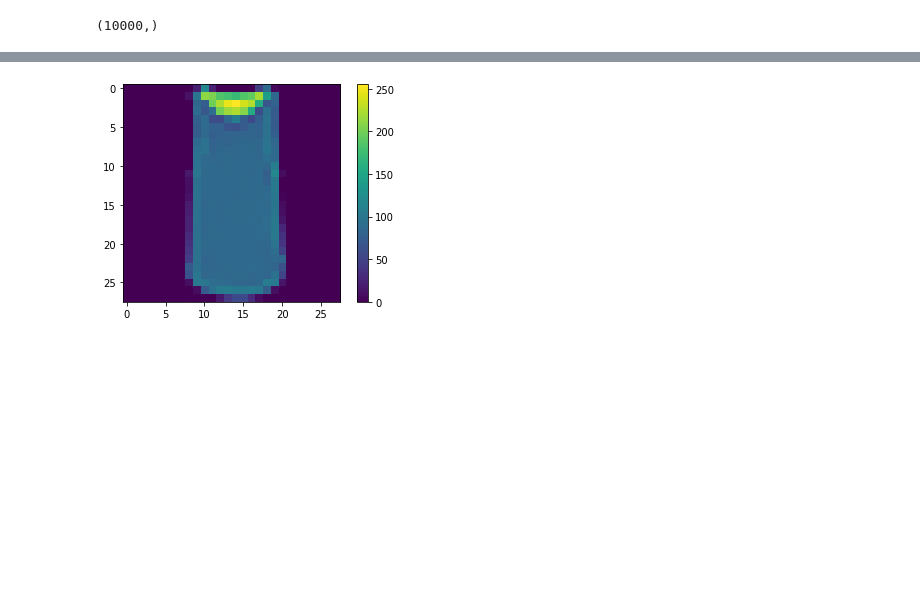
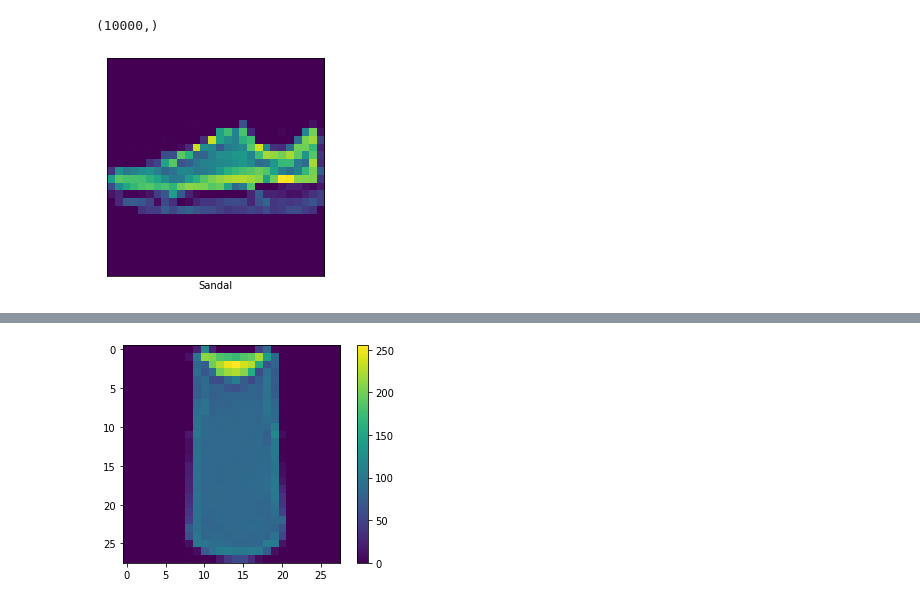
Before and after one commit to bestie06/101168654_comp3123_a2, a Jupyter notebook: Assignment1.ipynb, the cells around one changed output, grey strips where cells are left out. Cells and saved outputs as stored; diff of their text form; code cells hidden in the pictures; blank space fills up the shorter version.

```diff
--- a/Assignment1.ipynb
+++ b/Assignment1.ipynb
@@ -19,6 +19,9 @@ Downloading data from https://storage.googleapis.com/tensorflow/tf-keras-dataset
 8192/5148 [===============================================] - 0s 0us/step
 Downloading data from https://storage.googleapis.com/tensorflow/tf-keras-datasets/t10k-images-idx3-ubyte.gz
 4423680/4422102 [==============================] - 0s 0us/step
+# %%
+models = ['T-shirt/top', 'Trouser', 'Pullover', 'Dress', 'Coat',
+               'Sandal', 'Shirt', 'Sneaker', 'Bag', 'Ankle boot']
 # %%
 #1.	What are the dimensions of train_images, train_labels, test_images, and test_labels?
 #2.	What are the lengths of train_labels and test_labels?
@@ -44,3 +47,12 @@ print(test_labels.shape)
 #10,000 pictures in the testing image have 28 x 28 pixels dimensions.
 # %%
 #3.	Please show some of train and test labels.
+# %%
+plt.xticks([])
+plt.yticks([])
+plt.grid(False)
+plt.imshow(test_images[9])
+plt.xlabel(models[train_labels[9]])
+plt.show()
+# %% [output]
+[figure, added]
```
Also changed, not shown: parts of 3 cells of this notebook.
